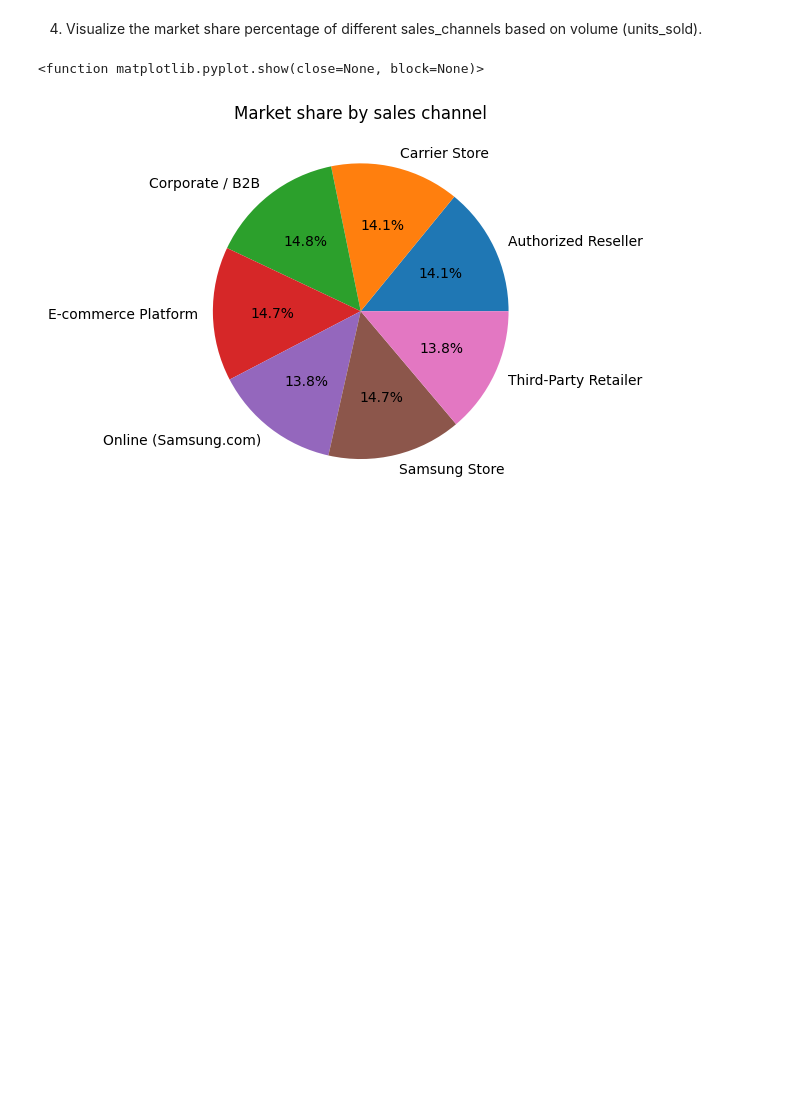
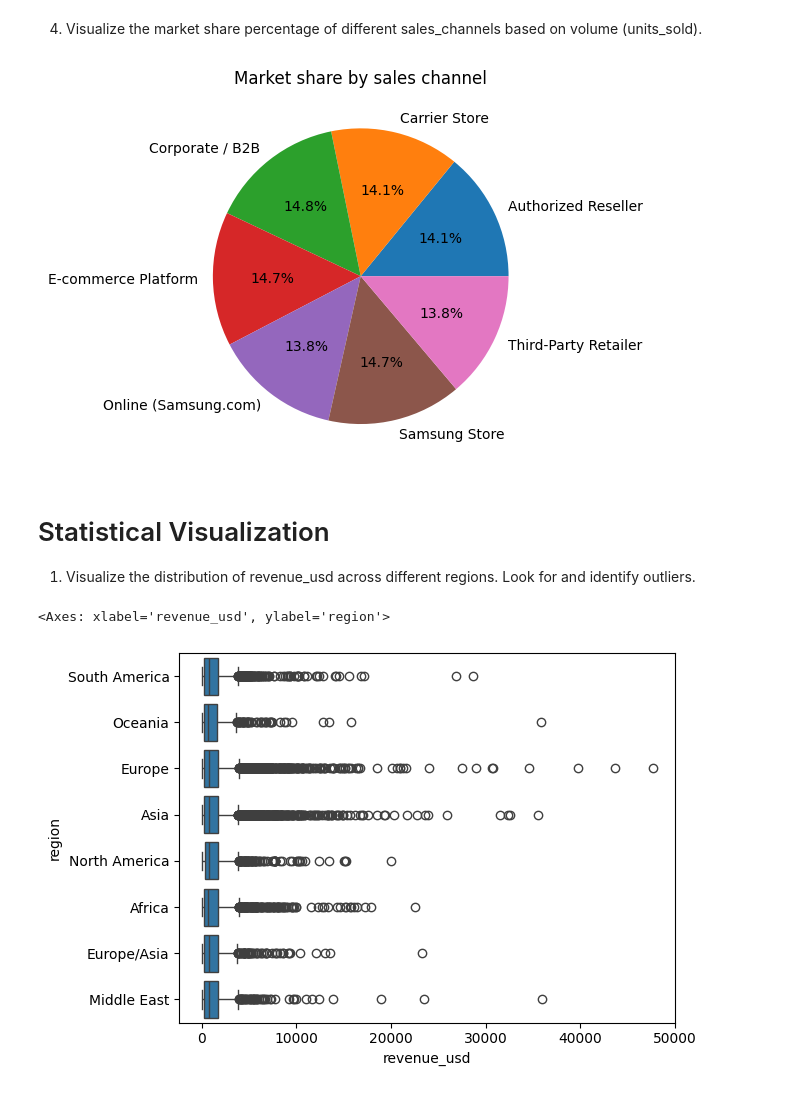
Before and after one commit to nishant8105/Python-Project, a Jupyter notebook: samsung/main.ipynb, the cells around one changed output. Drawn from its saved outputs; the diff is of its cells as text; code cells hidden in the pictures; blank space fills up the shorter version.

```diff
--- a/samsung/main.ipynb
+++ b/samsung/main.ipynb
@@ -417,7 +417,14 @@ df.head()
 market_share = df.groupby("sales_channel")["units_sold"].sum()
 plt.pie(market_share, labels= market_share.index, autopct = '%1.1f%%')
 plt.title("Market share by sales channel")
-plt.show
+plt.show()
 # %% [output]
-<function matplotlib.pyplot.show(close=None, block=None)>
 [figure]
+# %% [markdown]
+# Statistical Visualization
+1. Visualize the distribution of revenue_usd across different regions. Look for and identify outliers.
+# %%
+sns.boxplot(data=df, x = "revenue_usd", y= "region")
+# %% [output]
+<Axes: xlabel='revenue_usd', ylabel='region'>
+[figure, added]
```
Also changed, not shown: parts of 10 cells of this notebook.
